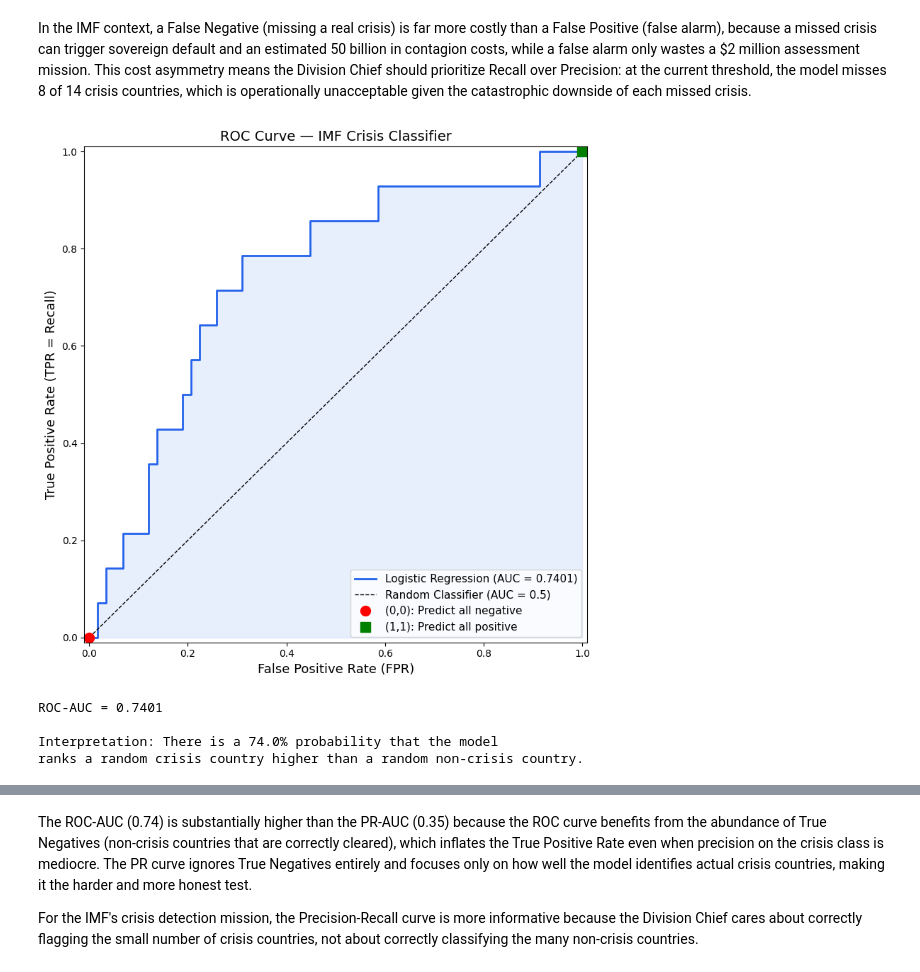
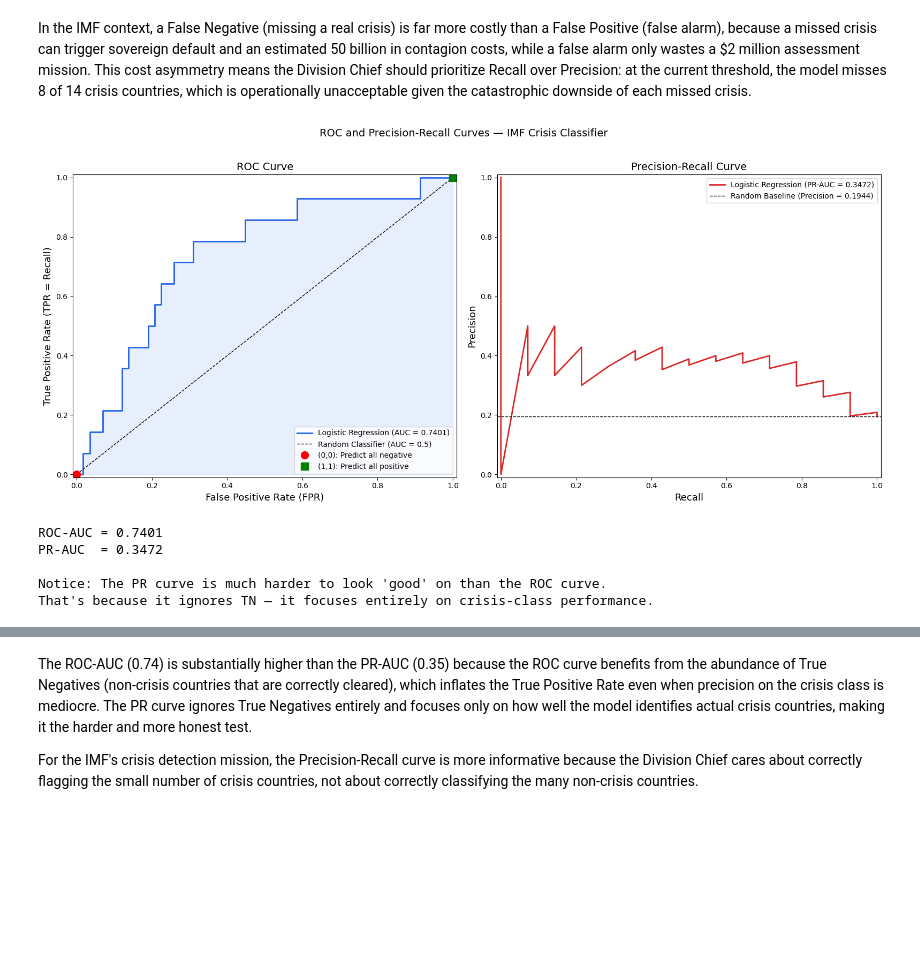
Before and after one commit to ddoneu/ECON3916-Statistical-Machine-Learning, a Jupyter notebook: Assignment 5/Assignment_5_The_Sovereign_Risk_Engine.ipynb, the cells around one changed output, grey strips where cells are left out. Drawn from its saved outputs; the diff is of its cells as text; code cells hidden in the pictures; blank space fills up the shorter version.

```diff
--- a/Assignment 5/Assignment_5_The_Sovereign_Risk_Engine.ipynb
+++ b/Assignment 5/Assignment_5_The_Sovereign_Risk_Engine.ipynb
@@ -589,6 +591,9 @@ from sklearn.metrics import (mean_squared_error, r2_score,
                              precision_recall_curve, auc,
                              f1_score, precision_score, recall_score)
 # %%
+# Define predicted crisis probabilities for use in Phases 3-4
+y_prob_crisis = logit_model.predict_proba(X_test_lasso)[:, 1]
+
 # Crisis base rate in the test set
 base_rate = y_test_crisis.mean()
 
@@ -669,35 +674,57 @@ True Negatives (correctly cleared):         49
 # %% [markdown]
 In the IMF context, a False Negative (missing a real crisis) is far more costly than a False Positive (false alarm), because a missed crisis can trigger sovereign default and an estimated 50 billion in contagion costs, while a false alarm only wastes a $2 million assessment mission. This cost asymmetry means the Division Chief should prioritize Recall over Precision: at the current threshold, the model misses 8 of 14 crisis countries, which is operationally unacceptable given the catastrophic downside of each missed crisis.
 # %%
-#ROC Curve
+# ============================================================
+# STEP 3.3: ROC and Precision-Recall Curves (side by side)
+# ============================================================
 
 fpr, tpr, thresholds_roc = roc_curve(y_test_crisis, y_prob_crisis)
 auc_score = roc_auc_score(y_test_crisis, y_prob_crisis)
 
-fig, ax = plt.subplots(figsize=(8, 8))
-ax.plot(fpr, tpr, color='#2563eb', linewidth=2, label=f'Logistic Regression (AUC = {auc_score:.4f})')
-ax.plot([0, 1], [0, 1], 'k--', linewidth=1, label='Random Classifier (AUC = 0.5)')
-ax.fill_between(fpr, tpr, alpha=0.1, color='#2563eb')
+precision_vals, recall_vals, thresholds_pr = precision_recall_curve(y_test_crisis, y_prob_crisis)
+pr_auc = auc(recall_vals, precision_vals)
 
-# Mark key reference points
-ax.plot(0, 0, 'ro', markersize=10, label='(0,0): Predict all negative')
-ax.plot(1, 1, 'gs', markersize=10, label='(1,1): Predict all positive')
+baseline = y_test_crisis.mean()
 
-ax.set_xlabel('False Positive Rate (FPR)', fontsize=13)
-ax.set_ylabel('True Positive Rate (TPR = Recall)', fontsize=13)
-ax.set_title('ROC Curve — IMF Crisis Classifier', fontsize=14)
-ax.legend(loc='lower right', fontsize=11)
-ax.set_xlim([-0.01, 1.01])
-ax.set_ylim([-0.01, 1.01])
+fig, (ax1, ax2) = plt.subplots(1, 2, figsize=(16, 7))
+
+# --- ROC panel ---
+ax1.plot(fpr, tpr, color='#2563eb', linewidth=2, label=f'Logistic Regression (AUC = {auc_score:.4f})')
+ax1.plot([0, 1], [0, 1], 'k--', linewidth=1, label='Random Classifier (AUC = 0.5)')
+ax1.fill_between(fpr, tpr, alpha=0.1, color='#2563eb')
+ax1.plot(0, 0, 'ro', markersize=10, label='(0,0): Predict all negative')
+ax1.plot(1, 1, 'gs', markersize=10, label='(1,1): Predict all positive')
+ax1.set_xlabel('False Positive Rate (FPR)', fontsize=13)
+ax1.set_ylabel('True Positive Rate (TPR = Recall)', fontsize=13)
+ax1.set_title('ROC Curve', fontsize=14)
+ax1.legend(loc='lower right', fontsize=10)
+ax1.set_xlim([-0.01, 1.01])
+ax1.set_ylim([-0.01, 1.01])
+
+# --- PR panel ---
+ax2.plot(recall_vals, precision_vals, color='#dc2626', linewidth=2,
+         label=f'Logistic Regression (PR-AUC = {pr_auc:.4f})')
+ax2.axhline(y=baseline, color='k', linestyle='--', linewidth=1,
+            label=f'Random Baseline (Precision = {baseline:.4f})')
+ax2.set_xlabel('Recall', fontsize=13)
+ax2.set_ylabel('Precision', fontsize=13)
+ax2.set_title('Precision-Recall Curve', fontsize=14)
+ax2.legend(loc='upper right', fontsize=10)
+ax2.set_xlim([-0.01, 1.01])
+ax2.set_ylim([-0.01, 1.01])
+
+plt.suptitle('ROC and Precision-Recall Curves — IMF Crisis Classifier', fontsize=14, y=1.02)
 plt.tight_layout()
 plt.show()
 
 print(f"ROC-AUC = {auc_score:.4f}")
-print(f"\nInterpretation: There is a {auc_score:.1%} probability that the model")
-print(f"ranks a random crisis country higher than a random non-crisis country.")
+print(f"PR-AUC  = {pr_auc:.4f}")
+print(f"\nNotice: The PR curve is much harder to look 'good' on than the ROC curve.")
+print(f"That's because it ignores TN — it focuses entirely on crisis-class performance.")
 # %% [output]
-[figure, old version]
+[figure, new version]
 ROC-AUC = 0.7401
+PR-AUC  = 0.3472
 
-Interpretation: There is a 74.0% probability that the model
-ranks a random crisis country higher than a random non-crisis country.
+Notice: The PR curve is much harder to look 'good' on than the ROC curve.
+That's because it ignores TN — it focuses entirely on crisis-class performance.
```
Also changed, not shown: parts of 3 cells of this notebook.
